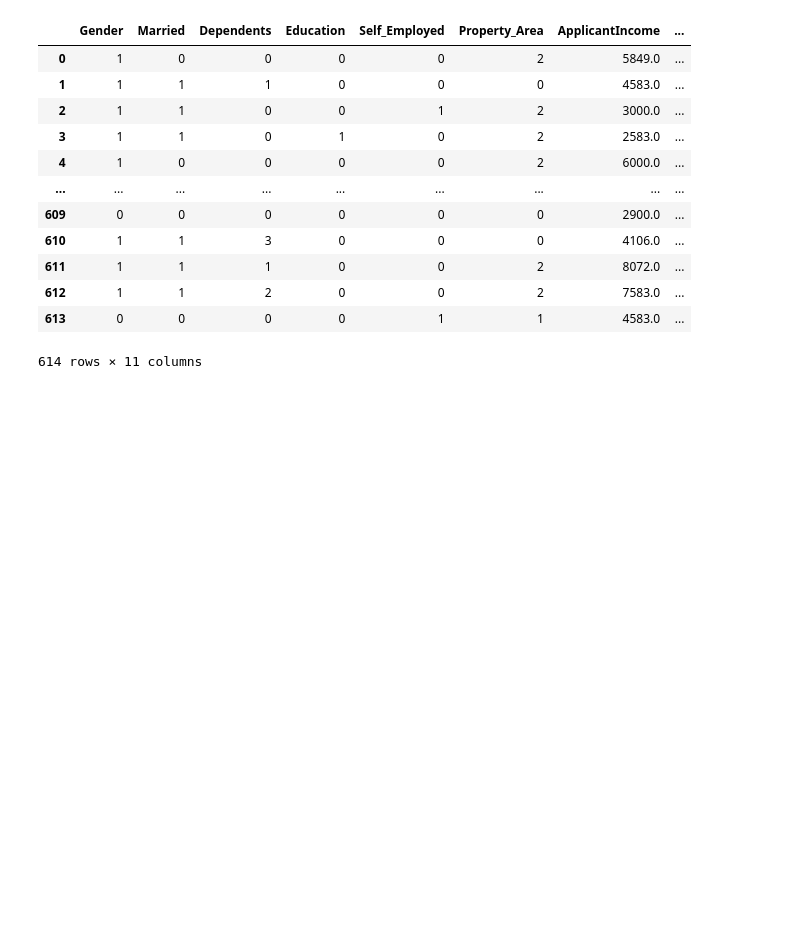
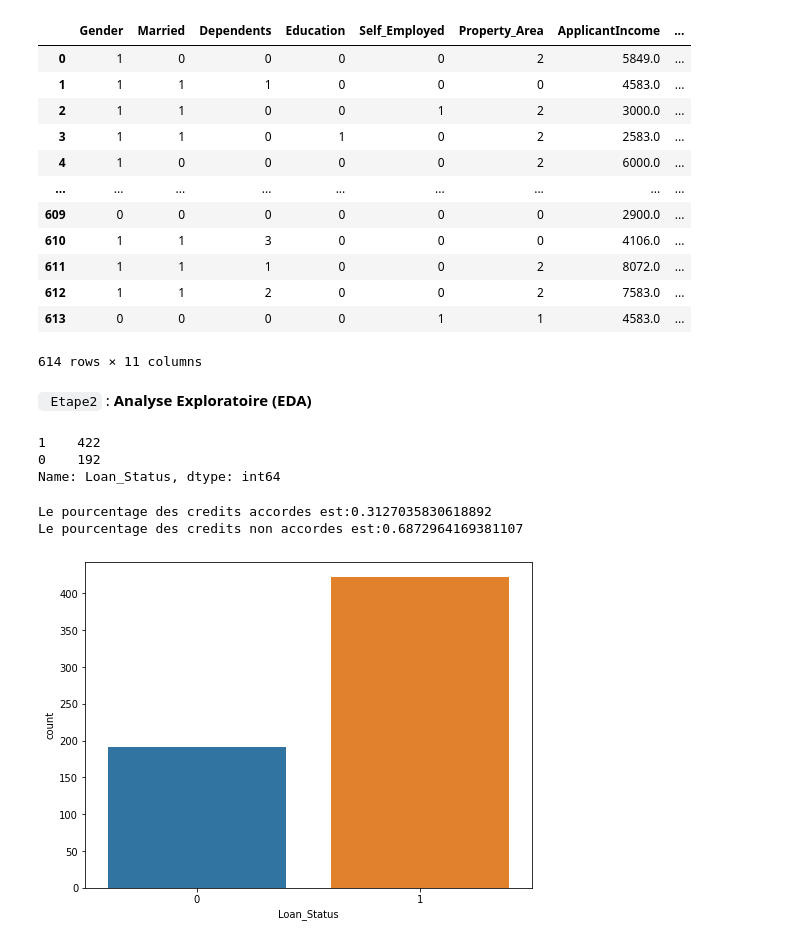
Before and after one commit to ImaneElAssari/LoanPredictionModel, a Jupyter notebook: Model.ipynb, the cells around one changed output. Drawn from its saved outputs; the diff is of its cells as text; code cells hidden in the pictures; blank space fills up the shorter version.

Commit message:
EDA - Analyse Exploratoire

```diff
--- a/Model.ipynb
+++ b/Model.ipynb
@@ -330,3 +331,12 @@ X
 | 612 | 1 | 1 | 2 | 0 | 0 | 2 | 7583.0 | ... |
 | 613 | 0 | 0 | 0 | 0 | 1 | 1 | 4583.0 | ... |
 614 rows × 11 columns
+# %% [markdown]
+` Etape2` :  **Analyse Exploratoire (EDA)**
+# %%
+#Varibale target
+target.value_counts()
+# %% [output]
+1    422
+0    192
+Name: Loan_Status, dtype: int64
@@ -332,0 +346,11 @@ X
+# %%
+pl.figure(figsize=(8,6))
+sns.countplot(target)
+yes=target.value_counts()[0]/len(target)
+no=target.value_counts()[1]/len(target)
+print(f'Le pourcentage des credits accordes est:{yes}')
+print(f'Le pourcentage des credits non accordes est:{no}')
+# %% [output]
+Le pourcentage des credits accordes est:0.3127035830618892
+Le pourcentage des credits non accordes est:0.6872964169381107
+[figure, added]
```
Also changed, not shown: parts of 30 cells of this notebook.
